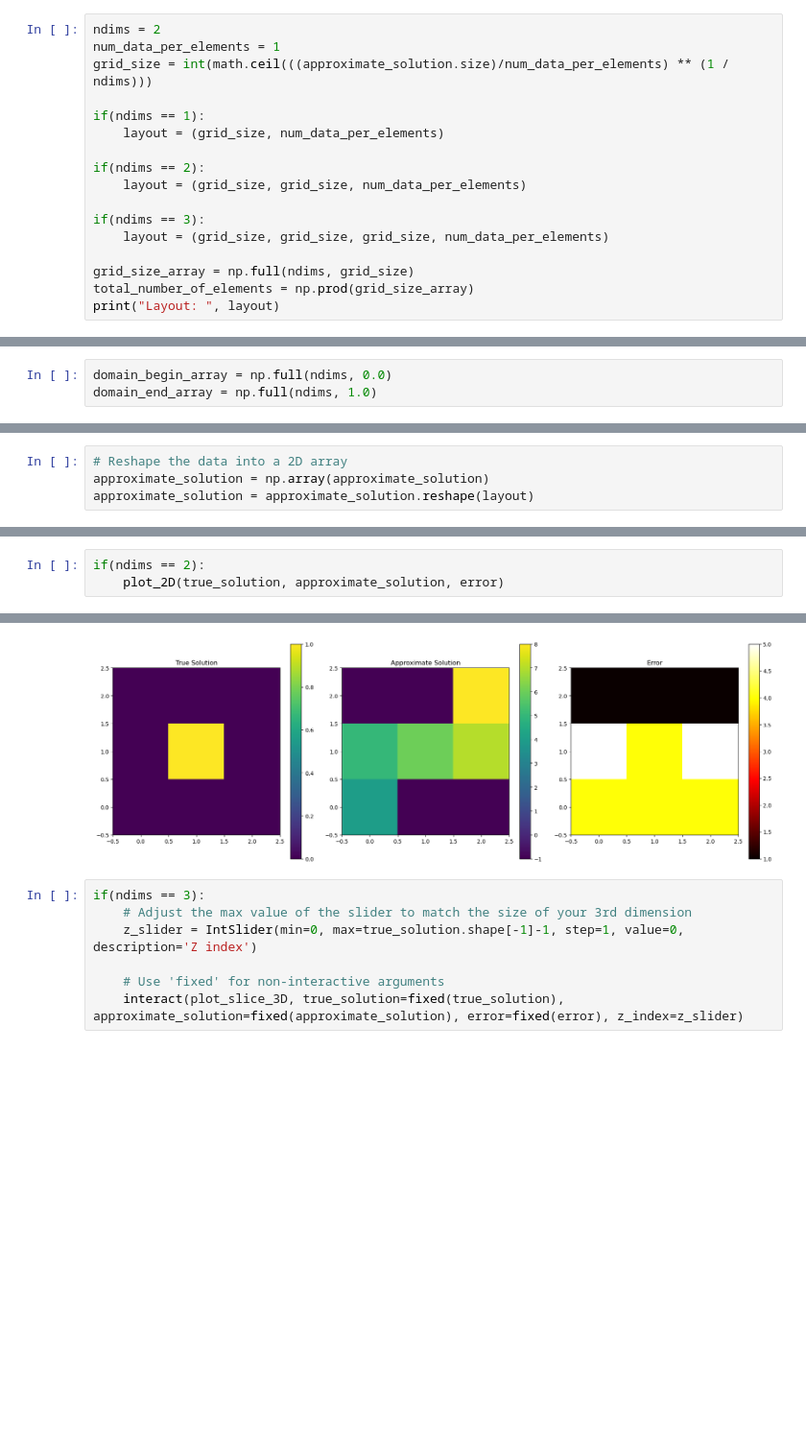
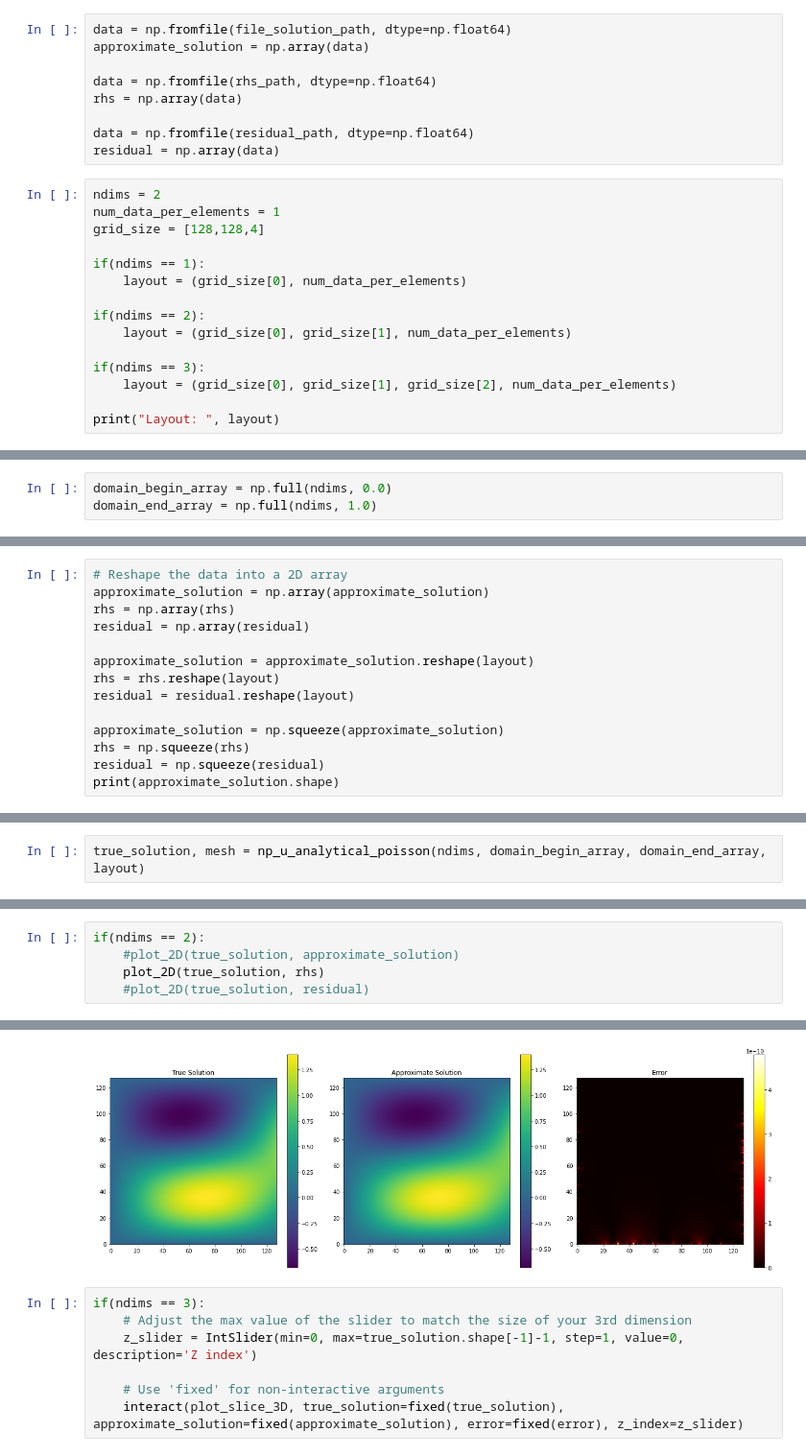
Before and after one commit to alex2001zow/Parallel_High-Order_FD_NS, a Jupyter notebook: python/read_system_solution.ipynb, the cells around one changed output, grey strips where cells are left out. Shown at 96% size. Cells and saved outputs as stored; diff of their text form; blank space fills up the shorter version.

```diff
--- a/python/read_system_solution.ipynb
+++ b/python/read_system_solution.ipynb
@@ -115,18 +123,25 @@ approximate_solution = np.array(approximate_solution)
+# %%
+data = np.fromfile(file_solution_path, dtype=np.float64)
+approximate_solution = np.array(data)
+
+data = np.fromfile(rhs_path, dtype=np.float64)
+rhs = np.array(data)
+
+data = np.fromfile(residual_path, dtype=np.float64)
+residual = np.array(data)
 # %%
 ndims = 2
 num_data_per_elements = 1
-grid_size = int(math.ceil(((approximate_solution.size)/num_data_per_elements) ** (1 / ndims)))
+grid_size = [128,128,4]
 
 if(ndims == 1):
-    layout = (grid_size, num_data_per_elements)
+    layout = (grid_size[0], num_data_per_elements)
 
 if(ndims == 2):
-    layout = (grid_size, grid_size, num_data_per_elements)
+    layout = (grid_size[0], grid_size[1], num_data_per_elements)
 
 if(ndims == 3):
-    layout = (grid_size, grid_size, grid_size, num_data_per_elements)
+    layout = (grid_size[0], grid_size[1], grid_size[2], num_data_per_elements)
 
-grid_size_array = np.full(ndims, grid_size)
-total_number_of_elements = np.prod(grid_size_array)
 print("Layout: ", layout)
 # %% [output]
@@ -142,5 +152,15 @@ print(approximate_solution)
 # %%
 # Reshape the data into a 2D array
 approximate_solution = np.array(approximate_solution)
+rhs = np.array(rhs)
+residual = np.array(residual)
+
 approximate_solution = approximate_solution.reshape(layout)
+rhs = rhs.reshape(layout)
+residual = residual.reshape(layout)
+
+approximate_solution = np.squeeze(approximate_solution)
+rhs = np.squeeze(rhs)
+residual = np.squeeze(residual)
+print(approximate_solution.shape)
 # %% [output]
@@ -154,0 +172,2 @@ IndexError: index 0 is out of bounds for axis 1 with size 0
+# %%
+true_solution, mesh = np_u_analytical_poisson(ndims, domain_begin_array, domain_end_array, layout)
@@ -158,4 +192,6 @@ if(ndims == 1):
 # %%
 if(ndims == 2):
-    plot_2D(true_solution, approximate_solution, error)
+    #plot_2D(true_solution, approximate_solution)
+    plot_2D(true_solution, rhs)
+    #plot_2D(true_solution, residual)
 # %% [output]
@@ -162,4 +199,4 @@ if(ndims == 2):
-[figure, old version]
+[figure, new version]
 # %%
 if(ndims == 3):
     # Adjust the max value of the slider to match the size of your 3rd dimension
```
Also changed, not shown: parts of 13 cells of this notebook, 20 other files.
